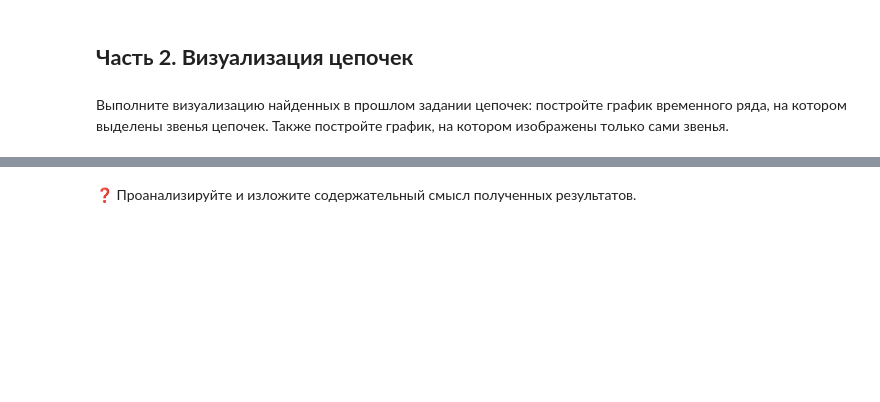
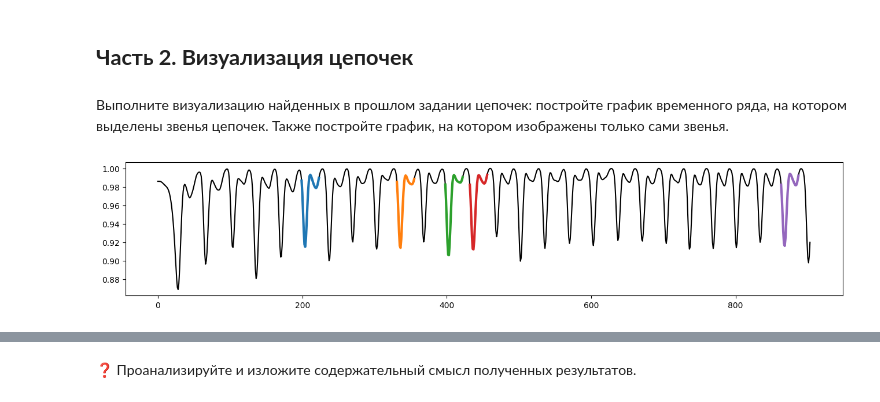
Before and after one commit to CootKin/2023-Kutyushkin-TimeSeriesCourse, a Jupyter notebook: practice/06 Chains/06 Chains.ipynb, the cells around one changed output, grey strips where cells are left out. Cells and saved outputs as stored; diff of their text form; code cells hidden in the pictures; blank space fills up the shorter version.

```diff
--- a/practice/06 Chains/06 Chains.ipynb
+++ b/practice/06 Chains/06 Chains.ipynb
@@ -54,0 +53,13 @@ array([199, 331, 398, 432, 863])
+# %%
+import matplotlib.pyplot as plt
+
+plt.figure(figsize=(16, 3))
+plt.plot(ts, color='black')
+
+for i in range(len(c)):
+    y = ts[c[i]:c[i]+m]
+    x = range(c[i], c[i]+m)
+    plt.plot(x, y, linewidth=3)
+plt.show()
+# %% [output]
+[figure, added]
```
Also changed, not shown: parts of 4 cells of this notebook.
